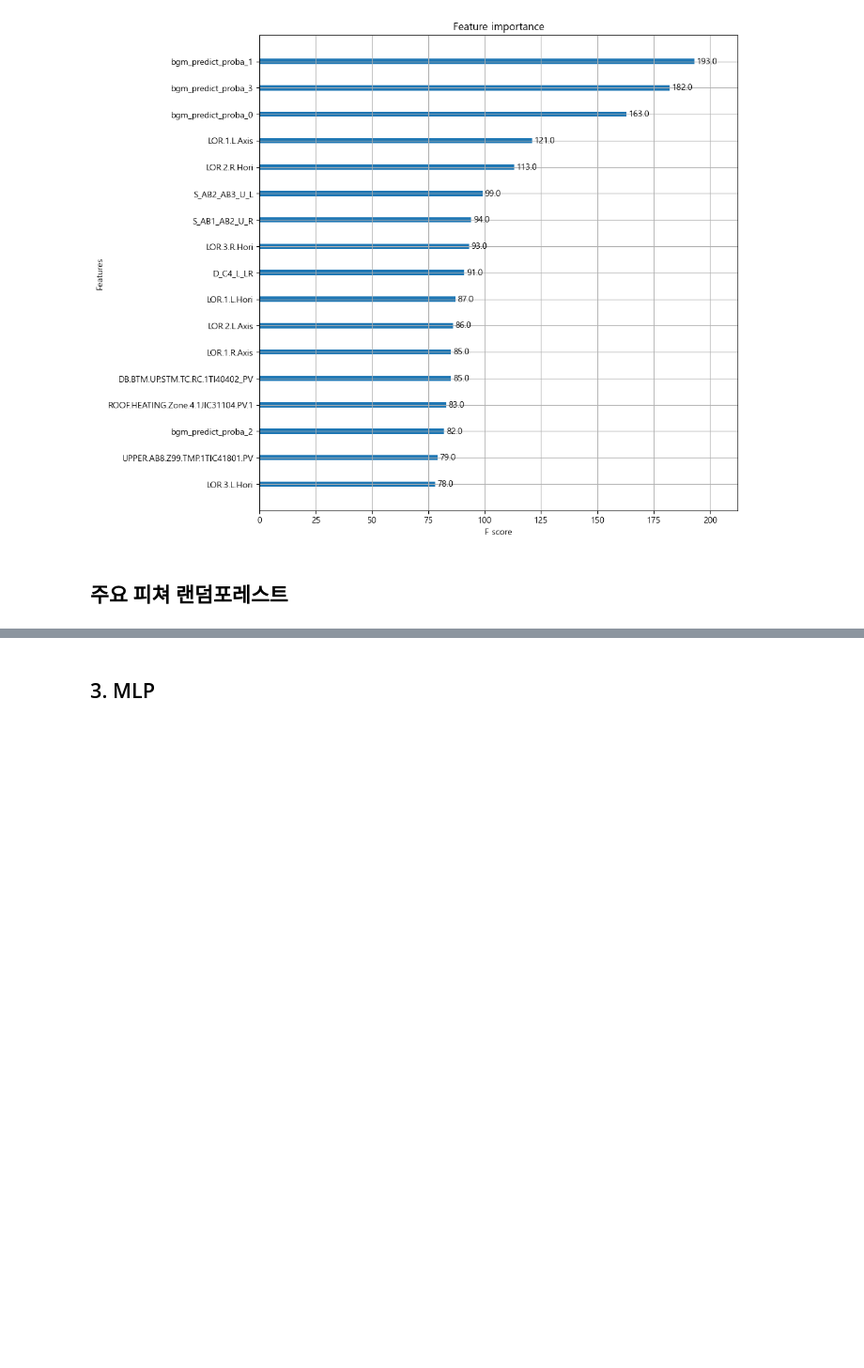
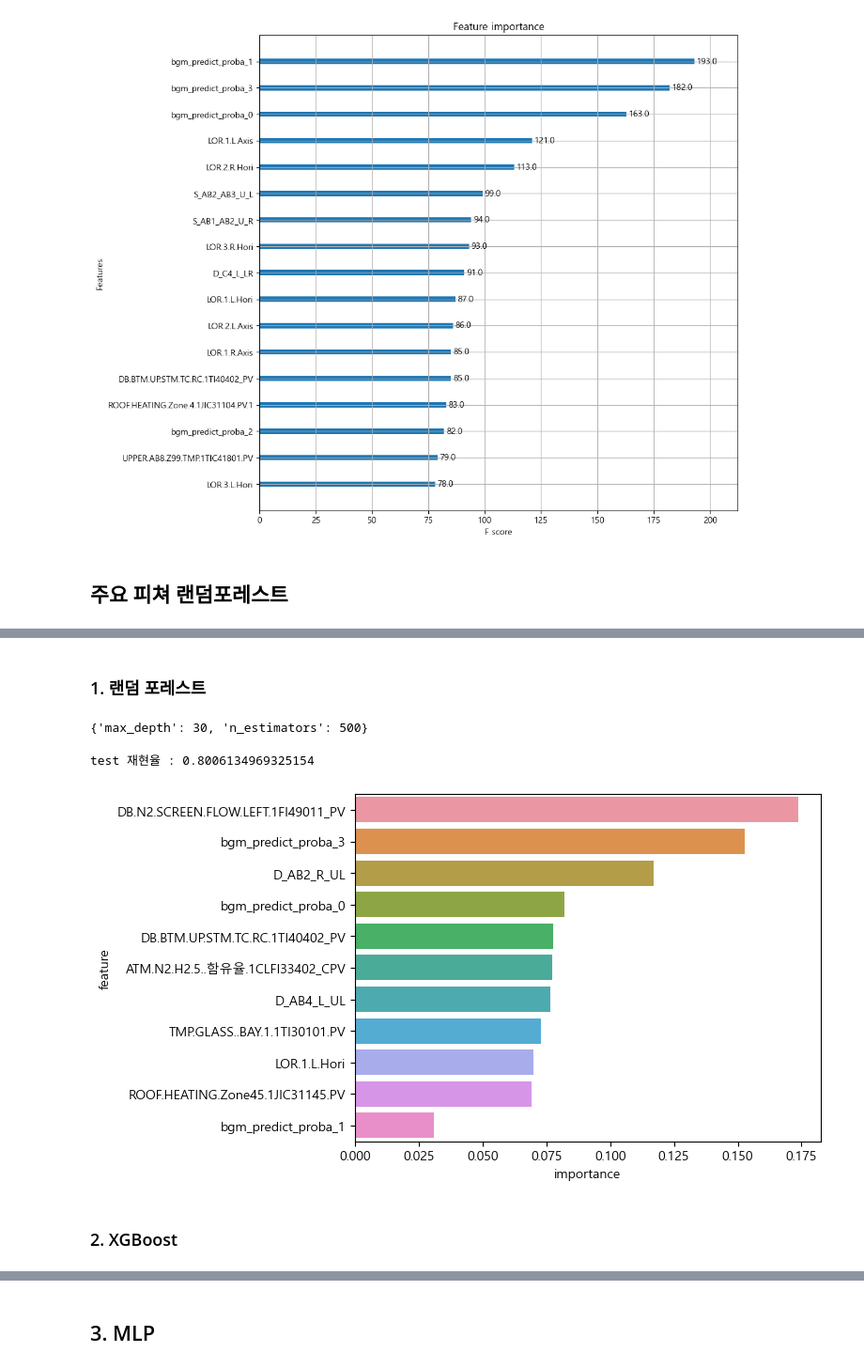
Before and after one commit to gmlwlswls/LGD_anomaly_detection, a Jupyter notebook: 01. 모델링/model_L.Vac.ipynb, the cells around one changed output, grey strips where cells are left out. Shown: that part at 94% size. Drawn from its saved outputs; the diff is of its cells as text; code cells hidden in the pictures; blank space fills up the shorter version.

```diff
--- a/01. 모델링/model_L.Vac.ipynb
+++ b/01. 모델링/model_L.Vac.ipynb
@@ -390,0 +438,43 @@ print(xgb_feat_importance_17)
+# %% [markdown]
+### 1. 랜덤 포레스트
+# %%
+
+params = {
+    'n_estimators' : [300, 500, 700],
+    'max_depth' : [10, 30, 50, 70]
+}
+
+estimator = RandomForestClassifier(random_state= 42)
+grid_cv = GridSearchCV(estimator= estimator, param_grid= params, cv= 5)
+grid_cv.fit(X_train, y_train)
+
+print(grid_cv.best_params_) # (15, 300) (30, 500)
+# %% [output]
+{'max_depth': 30, 'n_estimators': 500}
+# %%
+best_rd_clf = grid_cv.best_estimator_
+best_rd_clf.fit(X_train, y_train)
+
+imp_rd_preds = best_rd_clf.predict(X_test)
+
+print('test 재현율 :', recall_score(y_test, imp_rd_preds)) # 80.3%
+# %% [output]
+test 재현율 : 0.8006134969325154
+# %%
+# 랜덤포레스트 주요 공정 시각화
+
+feat_importance_df = pd.DataFrame({
+  'feature' : X_train.columns,
+  'importance' : best_rd_clf.feature_importances_
+})
+
+rf_imp_feat_importance = feat_importance_df.sort_values(by= 'importance', ascending= False)
+# print(rf_imp_feat_importance)
+
+sns.barplot(x= rf_imp_feat_importance['importance'],
+            y= rf_imp_feat_importance['feature'])
+plt.show()
+# %% [output]
+[figure, added]
+# %% [markdown]
+### 2. XGBoost
```
Also changed, not shown: parts of 13 cells of this notebook, 20 other files.
